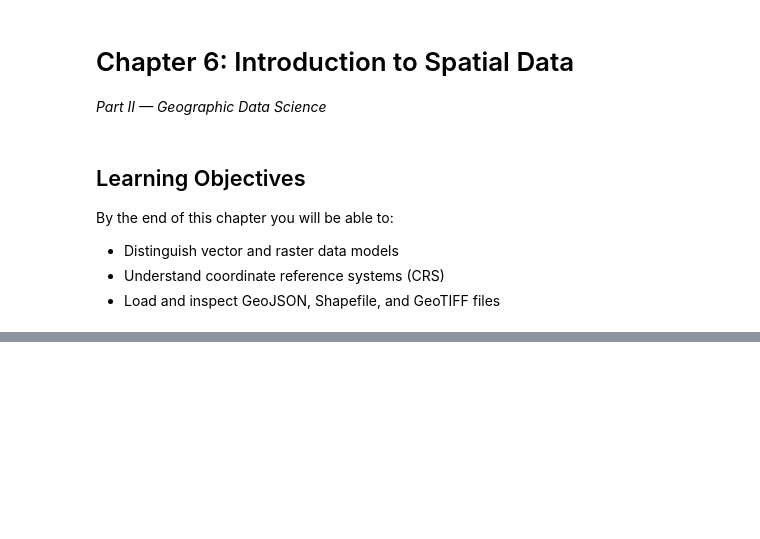
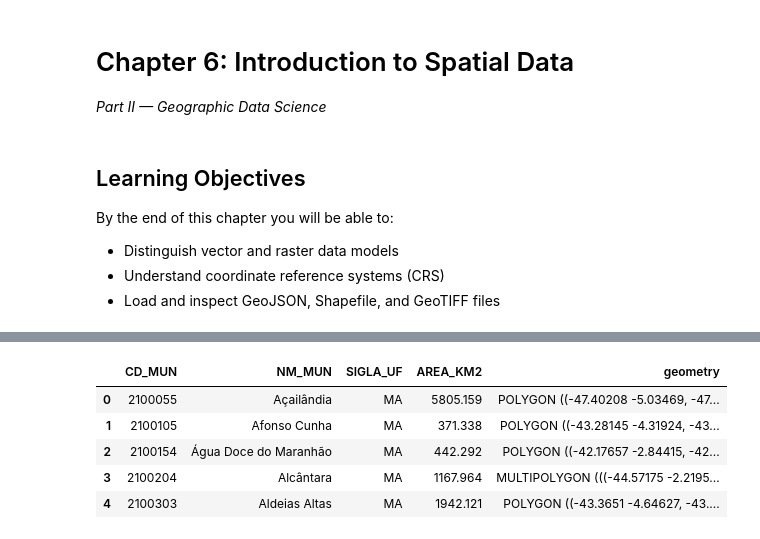
Before and after one commit to LambdaGeo/geospatial-modeling-python, a Jupyter notebook: docs/part2/ch06_spatial_intro.ipynb, the cells around one changed output, grey strips where cells are left out. Drawn from its saved outputs; the diff is of its cells as text; code cells hidden in the pictures; blank space fills up the shorter version.

```diff
--- a/docs/part2/ch06_spatial_intro.ipynb
+++ b/docs/part2/ch06_spatial_intro.ipynb
@@ -65,0 +83,15 @@ import matplotlib.pyplot as plt
+# %%
+url = (
+    "https://geoftp.ibge.gov.br/organizacao_do_territorio/"
+    "malhas_territoriais/malhas_municipais/municipio_2022/"
+    "UFs/MA/MA_Municipios_2022.zip"
+)
+maranhao = gpd.read_file(url)
+maranhao.head()
+# %% [output]
+|  | CD_MUN | NM_MUN | SIGLA_UF | AREA_KM2 | geometry |
+| 0 | 2100055 | Açailândia | MA | 5805.159 | POLYGON ((-47.40208 -5.03469, -47... |
+| 1 | 2100105 | Afonso Cunha | MA | 371.338 | POLYGON ((-43.28145 -4.31924, -43... |
+| 2 | 2100154 | Água Doce do Maranhão | MA | 442.292 | POLYGON ((-42.17657 -2.84415, -42... |
+| 3 | 2100204 | Alcântara | MA | 1167.964 | MULTIPOLYGON (((-44.57175 -2.2195... |
+| 4 | 2100303 | Aldeias Altas | MA | 1942.121 | POLYGON ((-43.3651 -4.64627, -43.... |
```
Also changed, not shown: parts of 26 cells of this notebook, 7 other files.
